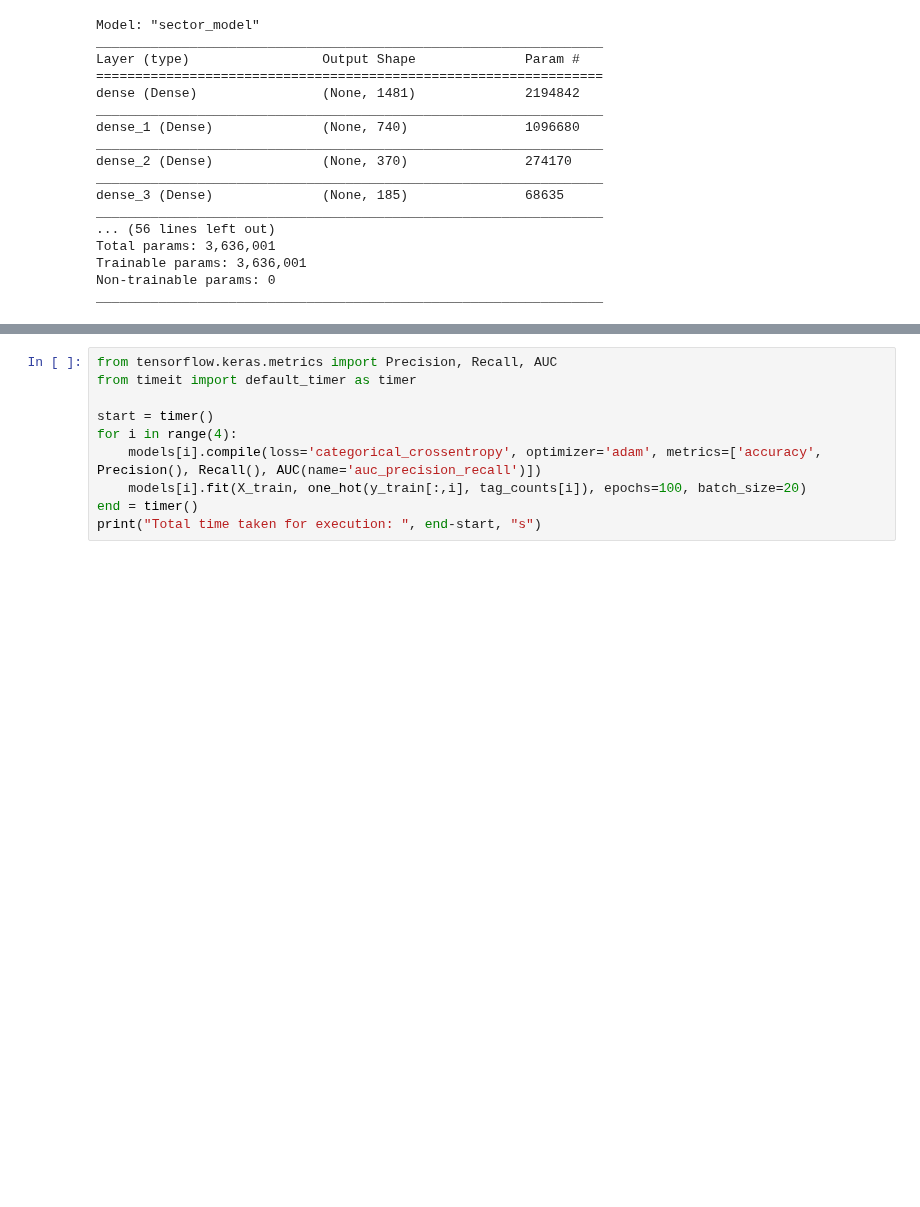
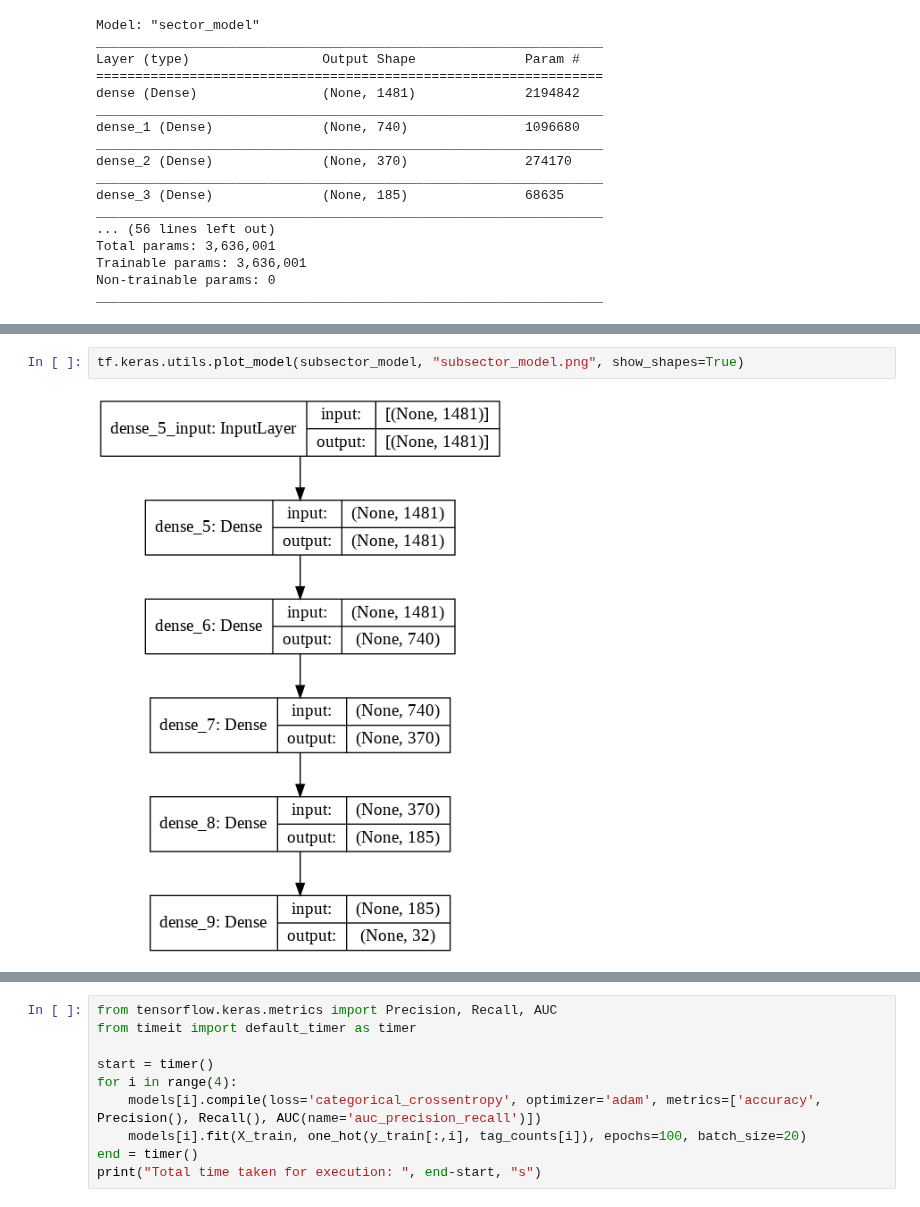
Before and after one commit to ngzhankang/finalYearProjectUOB, a Jupyter notebook: training/NLP_MLP.ipynb, the cells around one changed output, grey strips where cells are left out. Cells and saved outputs as stored; diff of their text form; blank space fills up the shorter version.

```diff
--- a/training/NLP_MLP.ipynb
+++ b/training/NLP_MLP.ipynb
@@ -970,0 +989,4 @@ _________________________________________________________________
+# %%
+tf.keras.utils.plot_model(subsector_model, "subsector_model.png", show_shapes=True)
+# %% [output]
+[figure, added]
```
Also changed, not shown: parts of 9 cells of this notebook.
